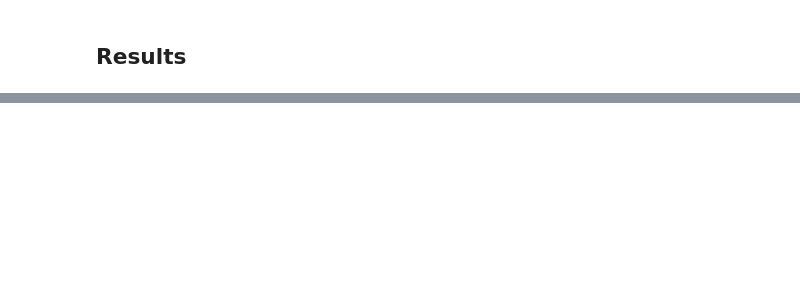
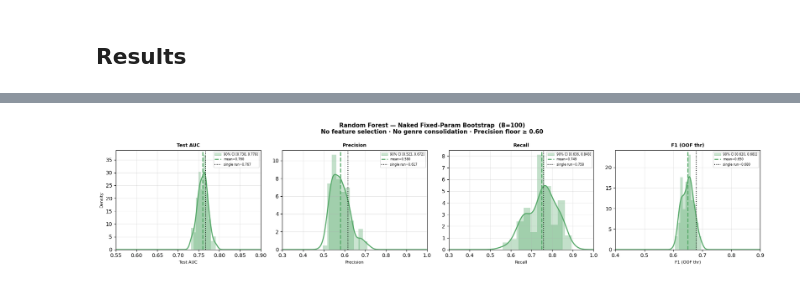
Before and after one commit to Erdos-Projects/spring-2026-hitmakers, a Jupyter notebook: Preliminary Study/ml_sandbox/ml_sandbox_34_bootstrap_naked_threshold.ipynb, the cells around one changed output, grey strips where cells are left out. Drawn from its saved outputs; the diff is of its cells as text; code cells hidden in the pictures; blank space fills up the shorter version.

```diff
--- a/Preliminary Study/ml_sandbox/ml_sandbox_34_bootstrap_naked_threshold.ipynb
+++ b/Preliminary Study/ml_sandbox/ml_sandbox_34_bootstrap_naked_threshold.ipynb
@@ -257,3 +267,59 @@ plt.show()
+# %%
+presentation_metrics = [
+    ('test_auc',  'Test AUC',      (0.55, 0.90)),
+    ('precision', 'Precision',     (0.30, 1.00)),
+    ('recall',    'Recall',        (0.30, 1.00)),
+    ('f1',        'F1 (OOF thr)',  (0.40, 0.90)),
+]
+
+for name in ['Random Forest']:
+    color = palette[name]
+    fig, axes = plt.subplots(1, 4, figsize=(18, 4))
+    fig.suptitle(
+        f'{name} — Naked Fixed-Param Bootstrap  (B={B})\n'
+        'No feature selection · No genre consolidation · Precision floor ≥ 0.60',
+        fontsize=11, fontweight='bold'
+    )
+
+    for col, (metric, label, xlim) in enumerate(presentation_metrics):
+        ax   = axes[col]
+        vals = [v for v in results[name][metric] if not np.isnan(v)]
+        if not vals:
+            ax.set_title(f'{label}\n(no data)'); continue
+
+        mu  = np.mean(vals)
+        p5  = np.percentile(vals, 5)
+        p95 = np.percentile(vals, 95)
+        x_grid = np.linspace(*xlim, 300)
+
+        ax.hist(vals, bins=10, color=color, alpha=0.35, density=True)
+        try:
+            kde   = gaussian_kde(vals, bw_method='scott')
+            y_kde = kde(x_grid)
+            ax.plot(x_grid, y_kde, color=color, lw=2.0)
+            mask = (x_grid >= p5) & (x_grid <= p95)
+            ax.fill_between(x_grid[mask], y_kde[mask], alpha=0.30, color=color,
+                            label=f'90% CI [{p5:.3f}, {p95:.3f}]')
+        except Exception:
+            pass
+
+        ax.axvline(mu, color=color, lw=2.0, linestyle='--', label=f'mean={mu:.3f}')
+
+        ref = NB21_REF[name].get(metric)
+        if ref:
+            ax.axvline(ref, color='black', lw=1.5, linestyle=':', label=f'single run={ref:.3f}')
+
+        ax.set_xlabel(label, fontsize=8)
+        ax.set_ylabel('Density' if col == 0 else '', fontsize=8)
+        ax.set_title(label, fontweight='bold', fontsize=9)
+        ax.set_xlim(xlim)
+        ax.legend(fontsize=6)
+        ax.grid(True, alpha=0.3)
+
+    plt.tight_layout()
+    plt.show()
+# %% [output]
+[figure, added]
 # %%
 with open('../../ml_sandbox/bootstrap_naked_threshold_results.pkl', 'rb') as f:
     results = pickle.load(f)
```
Also changed, not shown: parts of 2 cells of this notebook, 10 other files.
